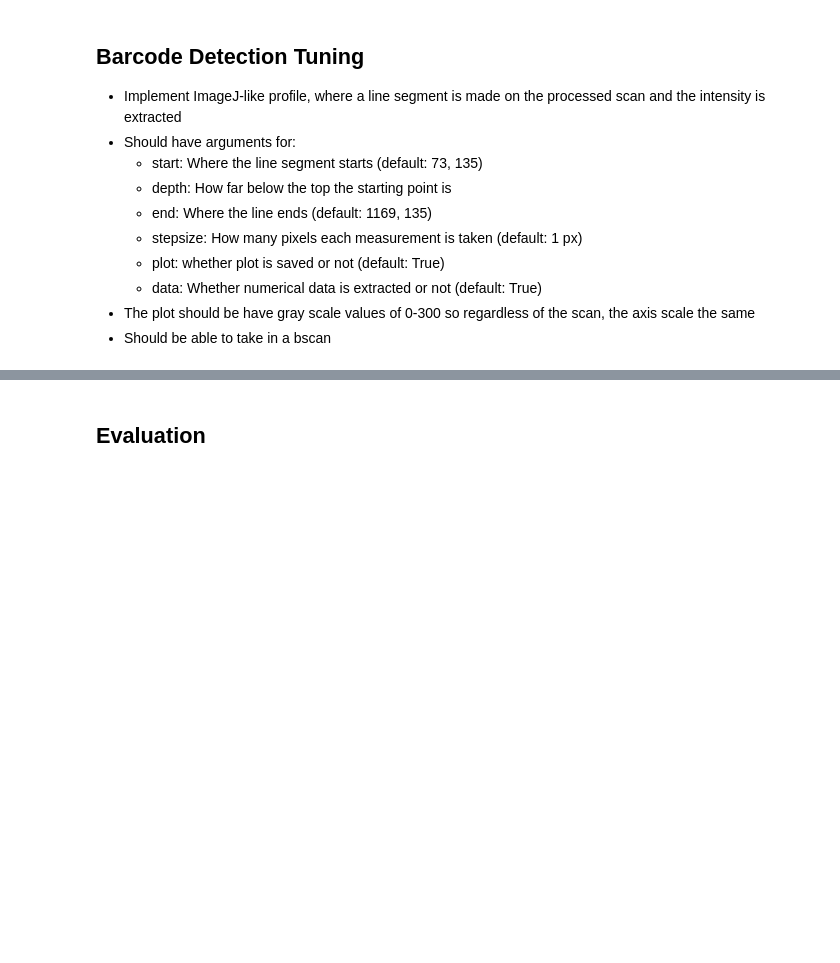
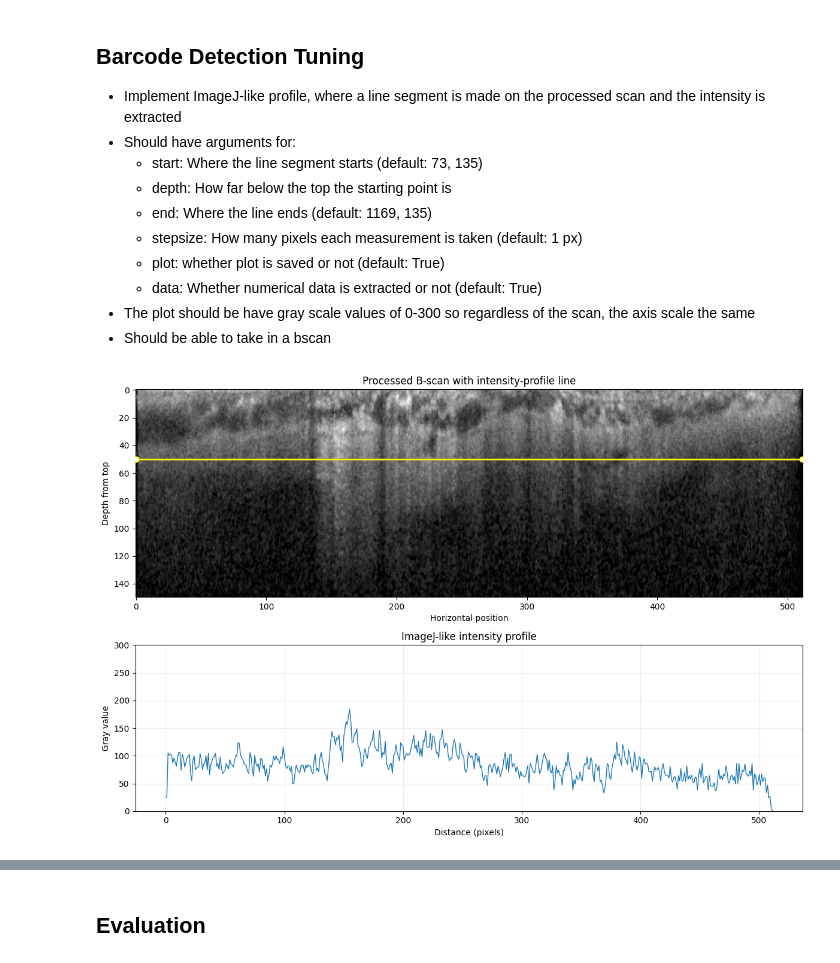
Before and after one commit to JonathanMa03/barcoding-amd, a Jupyter notebook: notebooks/automated_barcode.ipynb, the cells around one changed output, grey strips where cells are left out. Drawn from its saved outputs; the diff is of its cells as text; code cells hidden in the pictures; blank space fills up the shorter version.

Commit message:
plot test

```diff
--- a/notebooks/automated_barcode.ipynb
+++ b/notebooks/automated_barcode.ipynb
@@ -252,19 +254,21 @@ plt.show()
 # %%
 from src.barcode.model_threshold import extract_intensity_profile
 
-PROFILE_DEPTH = 35
+PROFILE_DEPTH = 50
 
 profile = extract_intensity_profile(
     bscan=processed.normalized_crop,
     start=(0, PROFILE_DEPTH),
     depth=PROFILE_DEPTH,
     end=(processed.normalized_crop.shape[1] - 1, PROFILE_DEPTH),
-    stepsize=1,
+    stepsize=1, #2*pixel
     plot=True,
     data=True,
 )
 
 plt.show()
+# %% [output]
+[figure, added]
 # %%
 print(profile.profile_data.shape)
 print(profile.profile_data[:10])
```
Also changed, not shown: parts of 3 cells of this notebook, 1 other file.
